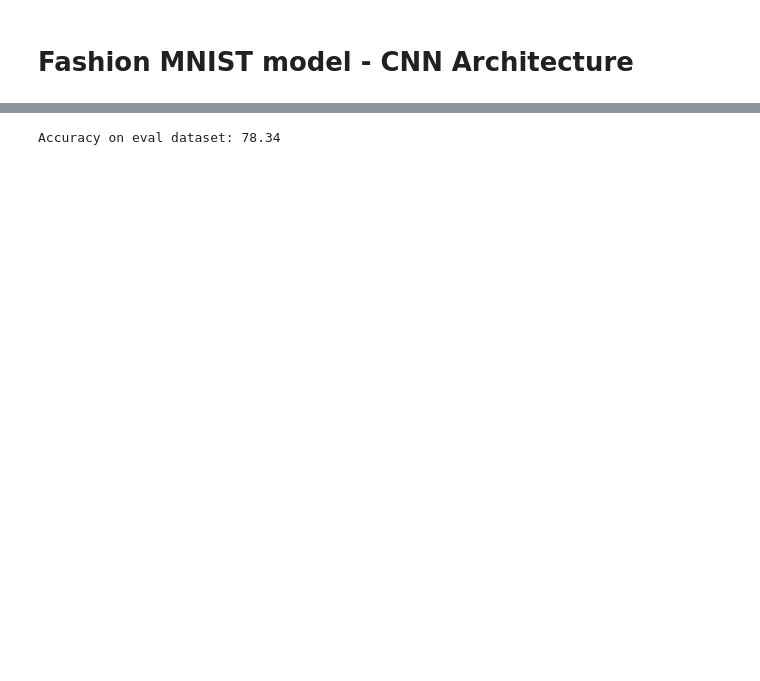
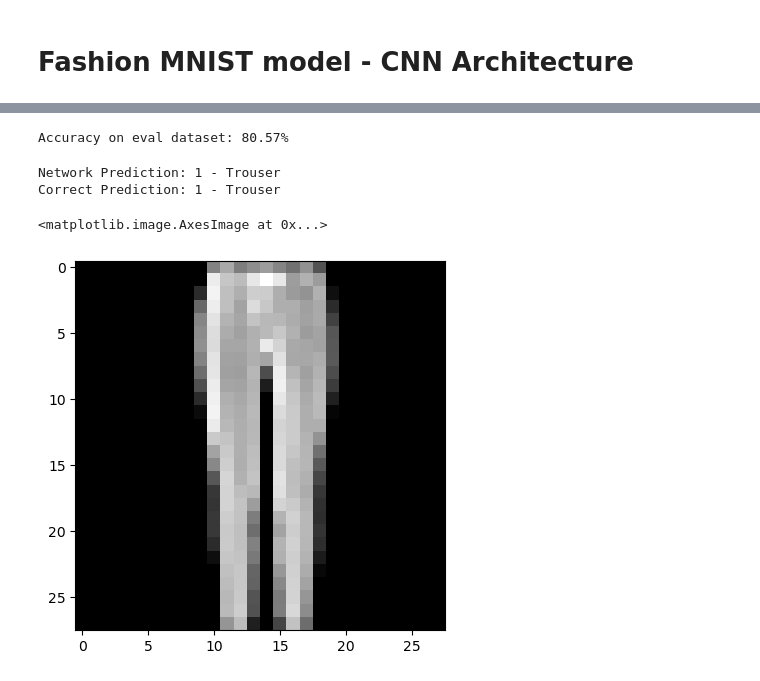
Before and after one commit to TENBrnak/CNNs_from_scratch, a Jupyter notebook: python/seminarka.ipynb, the cells around one changed output, grey strips where cells are left out. Saved outputs shown, nothing was run; the diff lists cells and outputs as text; code cells hidden in the pictures; blank space fills up the shorter version.

```diff
--- a/python/seminarka.ipynb
+++ b/python/seminarka.ipynb
@@ -351,7 +522,7 @@ ValueError: operands could not be broadcast together with remapped shapes [origi
 # %%
 x_fashion_image_reshaped = x_fashion.reshape(-1, 1, 28, 28) / 255.
 # %%
-network = Network([
+network_fashion_cnn = Network([
     LayerConvolutional(2, 1, 3),
     LayerMaxPooling(),
     LayerConvolutional(3, 2, 3),
@@ -366,5 +537,5 @@ network = Network([
 epochs = 25
 batch_size = 10
 
-network.train(x_fashion_image_reshaped, y_fashion, epochs, batch_size)
+network_fashion_cnn.train(x_fashion_image_reshaped, y_fashion, epochs, batch_size)
 # %% [output]
@@ -389,14 +561,25 @@ KeyboardInterrupt:
 # %%
+# General Evaluation
 count = 0
-x_test, num_inputs = read_mnist_images('fashion_mnist/t10k-images-idx3-ubyte')
-y_test = one_hot_encode(read_mnist_labels('fashion_mnist/t10k-labels-idx1-ubyte'), 10)
-for test_sample_num in range(num_inputs):
-    x_test_flat = x_test.reshape(-1, 1, 28, 28) / 255.
-    network.forward_propagation(x_test_flat[test_sample_num:test_sample_num+1, :], y_test[test_sample_num:test_sample_num+1])
-    pred = np.argmax(network.layers[-1].output)
-    correct = np.argmax(y_test[test_sample_num])
+x_test_fashion_reshaped = x_test_fashion.reshape(-1, 1, 28, 28) / 255.
+for test_sample_num in range(num_inputs_test_fashion):
+    network_fashion_cnn.forward_propagation(x_test_fashion_reshaped[test_sample_num:test_sample_num+1, :, :, :], y_test_fashion[test_sample_num:test_sample_num+1])
+    pred = np.argmax(network_fashion_cnn.layers[-1].output)
+    correct = np.argmax(y_test_fashion[test_sample_num])
     if pred != correct:
         count += 1
 print(f'Accuracy on eval dataset: {100 - count/num_inputs * 100}%')
 # %% [output]
-Accuracy on eval dataset: 78.34
+Accuracy on eval dataset: 80.57%
+# %%
+# Specific Sample Testing
+test_sample_num = 345
+network_fashion_cnn.forward_propagation(x_test_fashion_reshaped[test_sample_num:test_sample_num+1, :, :, :], y_test_fashion)
+print(f'Network Prediction: {np.argmax(network_fashion_cnn.layers[-1].output)} - {fashion_interpretation_dict[np.argmax(network_fashion_cnn.layers[-1].output)]}')
+print(f'Correct Prediction: {np.argmax(y_test_fashion[test_sample_num])} - {fashion_interpretation_dict[np.argmax(y_test_fashion[test_sample_num])]}')
+plt.imshow(x_test_fashion_reshaped[test_sample_num, 0], cmap='gray')
+# %% [output]
+Network Prediction: 1 - Trouser
+Correct Prediction: 1 - Trouser
+<matplotlib.image.AxesImage at 0x...>
+[figure, added]
```
Also changed, not shown: parts of 21 cells of this notebook, 9 other files.
